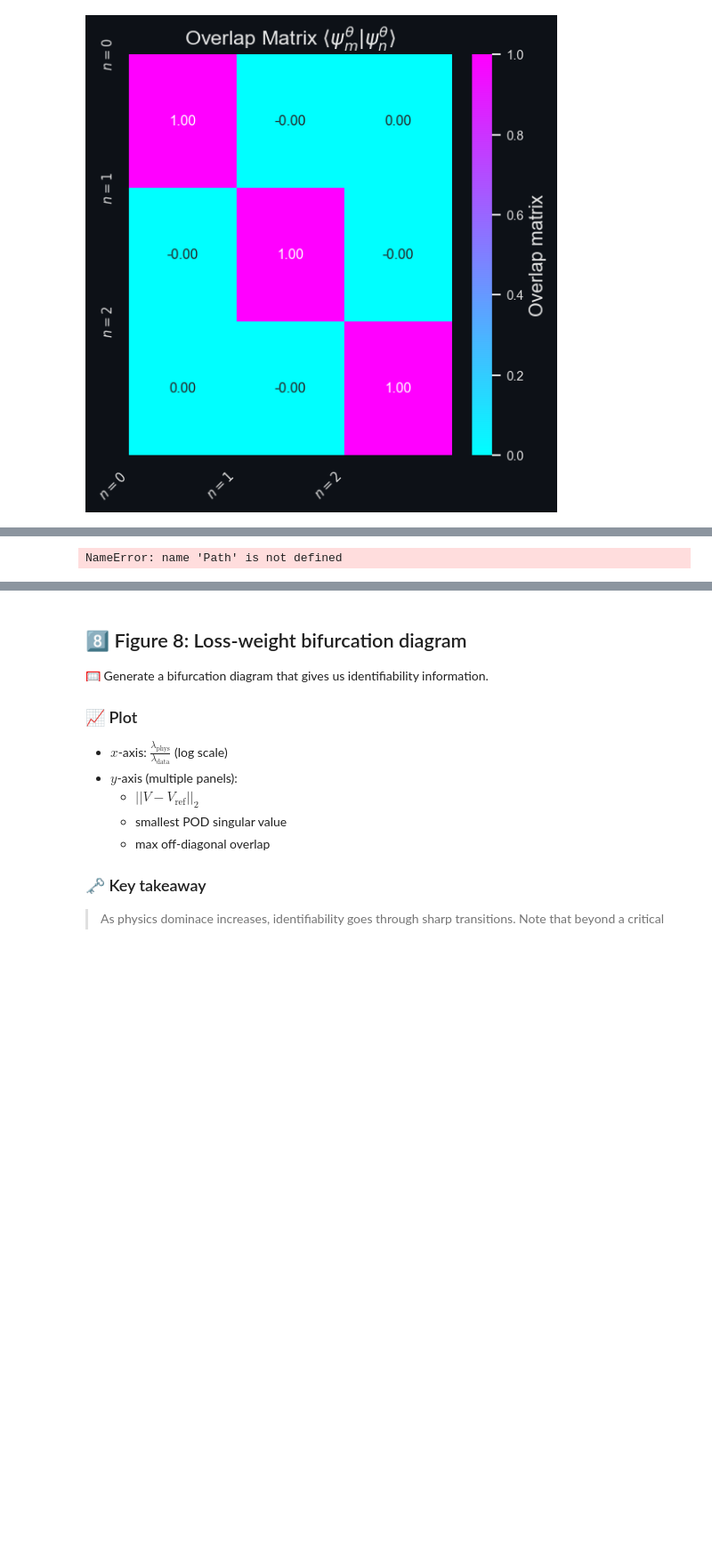
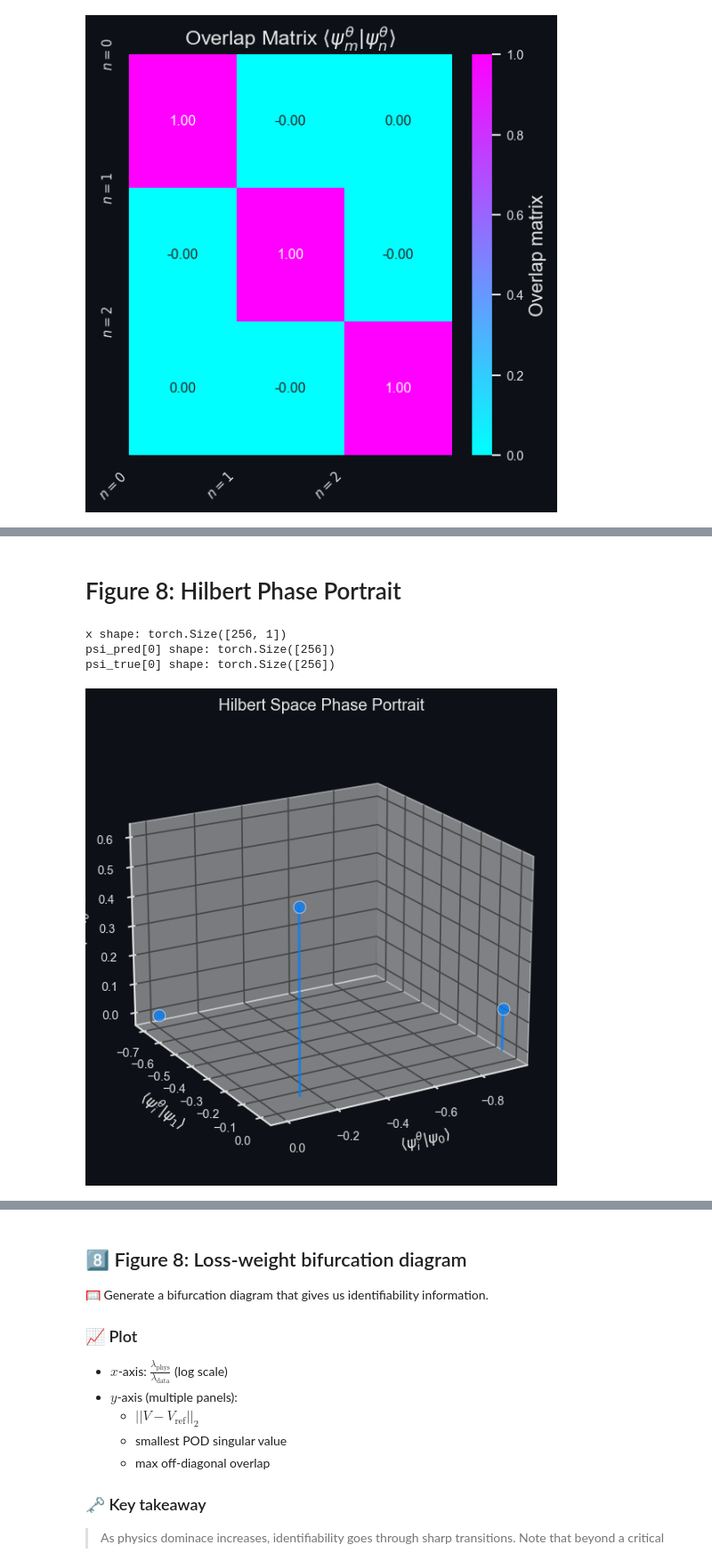
Before and after one commit to Scriber-Labs/lf-pinn-inverse-schrodinger, a Jupyter notebook: notebooks/demo.ipynb, the cells around one changed output, grey strips where cells are left out. Shown at 89% size. Saved outputs shown, nothing was run; the diff lists cells and outputs as text; code cells hidden in the pictures; blank space fills up the shorter version.

Commit message:
Added a stem plot that I may or may not keep.

```diff
--- a/notebooks/demo.ipynb
+++ b/notebooks/demo.ipynb
@@ -536,51 +535,0 @@ fig = plot_pod_eigen_alignment(
-# %%
-def plot_hilbert_phase_portrait(
-    learned_wavefunctions: np.ndarray,
-    true_wavefunctions: np.ndarray,
-    x: np.ndarray,
-    out_path: Path,
-):
-    """
-    Embed learned wavefunctions in eigenstate coefficient space.
-    """
-
-    n_states = min(3, true_wavefunctions.shape[1])
-    n_samples = learned_wavefunctions.shape[1]
-
-    coeffs = np.zeros((n_samples, n_states))
-
-    for i in range(n_samples):
-        psi = learned_wavefunctions[:, i]
-
-        for j in range(n_states):
-            coeffs[i, j] = np.trapz(
-                psi * true_wavefunctions[:, j],
-                x
-            )
-
-    fig = plt.figure(figsize=(6, 6))
-    ax = fig.add_subplot(111, projection="3d")
-
-    ax.scatter(
-        coeffs[:, 0],
-        coeffs[:, 1],
-        coeffs[:, 2],
-        alpha=0.7,
-    )
-
-    ax.set_xlabel("⟨ψ, ψ₀⟩")
-    ax.set_ylabel("⟨ψ, ψ₁⟩")
-    ax.set_zlabel("⟨ψ, ψ₂⟩")
-
-    ax.set_title("Hilbert Space Phase Portrait")
-
-    fig.savefig(
-        out_path,
-        dpi=200,
-        bbox_inches="tight",
-        facecolor=fig.get_facecolor(),
-    )
-
-    plt.close(fig)
-# %% [output]
-NameError: name 'Path' is not defined
@@ -698,0 +536,23 @@ def plot_partition_function_spectrum(
+# %% [markdown]
+# Figure 8: Hilbert Phase Portrait
+# %%
+print(f"x shape: {x.shape}")
+print(f"psi_pred[0] shape: {psi_pred[0].shape}")
+print(f"psi_true[0] shape: {psi_true[0].shape}")
+# %% [output]
+x shape: torch.Size([256, 1])
+psi_pred[0] shape: torch.Size([256])
+psi_true[0] shape: torch.Size([256])
+# %%
+# Stack the list of wavefunctions into a 2D tensor (n_modes, n_grid)
+psi_learned_stacked = torch.stack(psi_pred, dim=1)      # Shape: (N, n_modes)
+psi_true_stacked = torch.stack(psi_true, dim=1)         # Shape: (N, n_eigenmodes)
+
+fig = plot_hilbert_phase_portrait(
+    learned_wavefunctions=psi_learned_stacked,
+    true_wavefunctions=psi_true_stacked,
+    x=x,
+    out_path=pathlib.Path("../artifacts/demo_visuals/hilbert_portrait.png"),
+)
+# %% [output]
+[figure, added]
```
Also changed, not shown: parts of 8 cells of this notebook, 4 other files.
